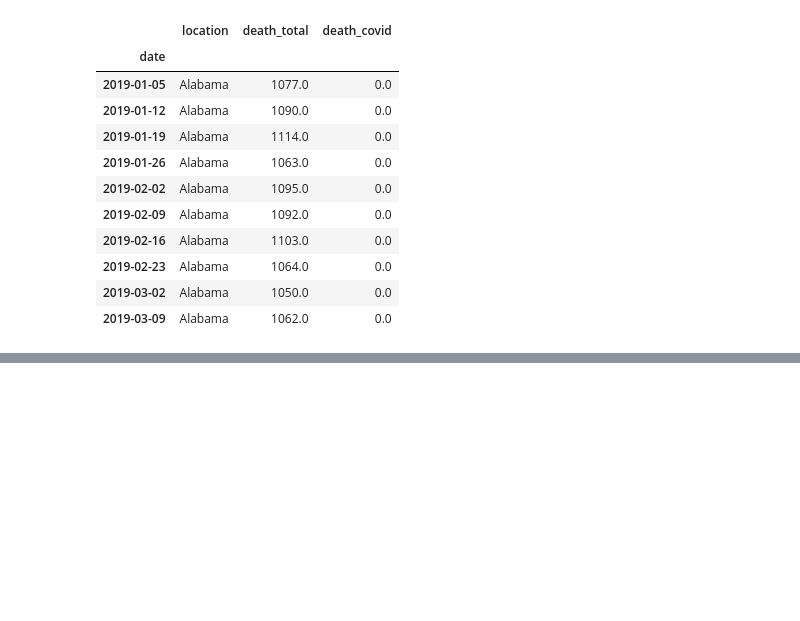
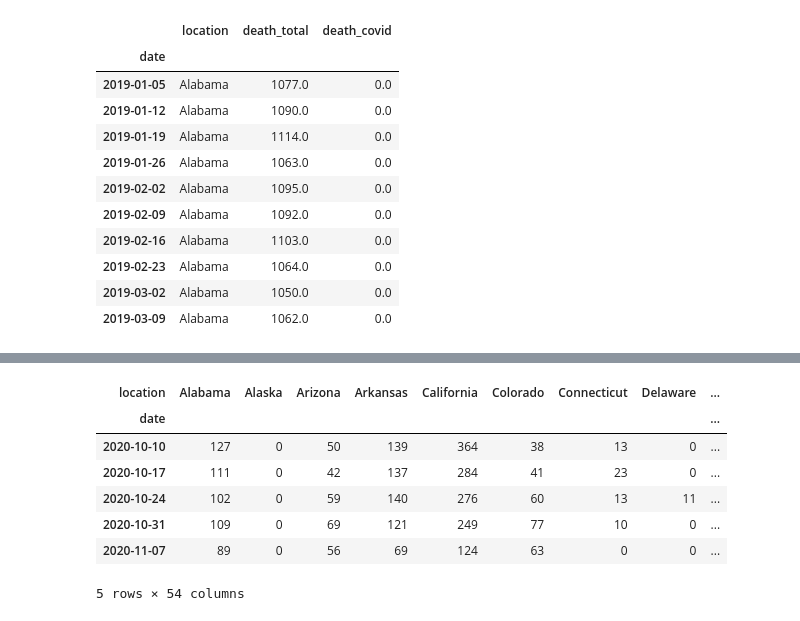
Before and after one commit to ITWSDataScience/Exploration-of-Number-of-Deaths-Due-to-COVID19-in-USA_2020, a Jupyter notebook: present.ipynb, the cells around one changed output, grey strips where cells are left out. Drawn from its saved outputs; the diff is of its cells as text; code cells hidden in the pictures; blank space fills up the shorter version.

```diff
--- a/present.ipynb
+++ b/present.ipynb
@@ -73,0 +85,11 @@ To retain the current behavior and silence the warning, pass 'sort=True'.
+# %%
+data_covid.tail(5)
+# %% [output]
+| location | Alabama | Alaska | Arizona | Arkansas | California | Colorado | Connecticut | Delaware | ... |
+| date |  |  |  |  |  |  |  |  | ... |
+| 2020-10-10 | 127 | 0 | 50 | 139 | 364 | 38 | 13 | 0 | ... |
+| 2020-10-17 | 111 | 0 | 42 | 137 | 284 | 41 | 23 | 0 | ... |
+| 2020-10-24 | 102 | 0 | 59 | 140 | 276 | 60 | 13 | 11 | ... |
+| 2020-10-31 | 109 | 0 | 69 | 121 | 249 | 77 | 10 | 0 | ... |
+| 2020-11-07 | 89 | 0 | 56 | 69 | 124 | 63 | 0 | 0 | ... |
+5 rows × 54 columns
```
Also changed, not shown: parts of 9 cells of this notebook.
